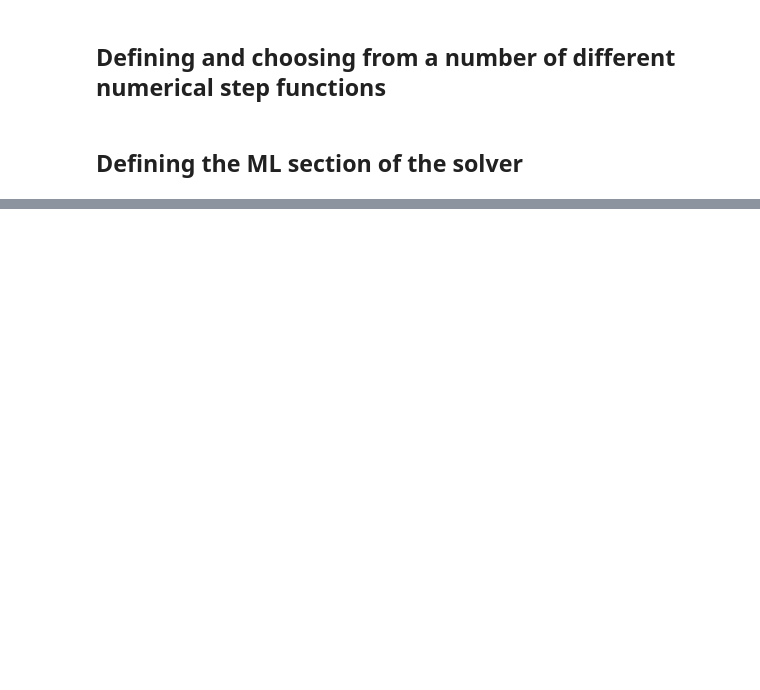
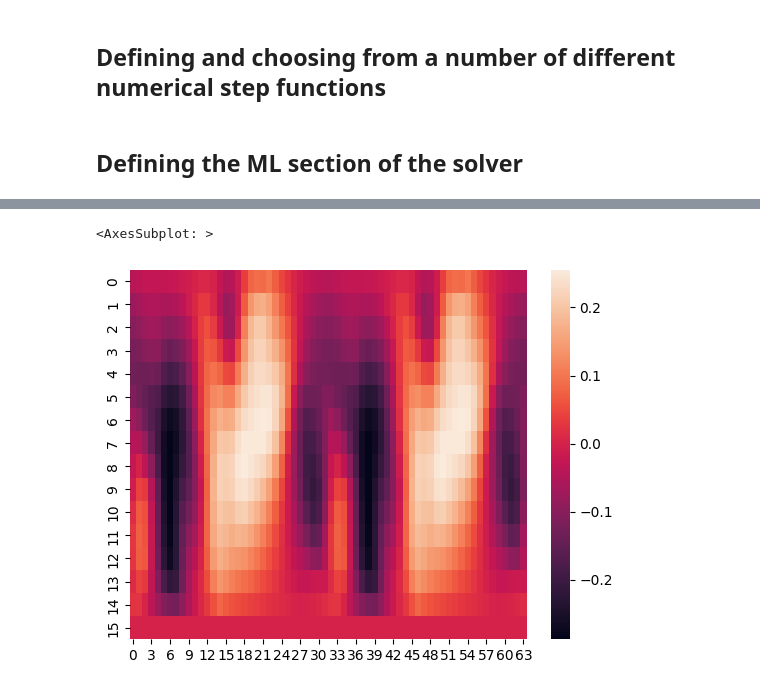
Before and after one commit to diegodelc/jax-cfd, a Jupyter notebook: notebooks/hybrid_model/hybrid_model.ipynb, the cells around one changed output, grey strips where cells are left out. Saved outputs shown, nothing was run; the diff lists cells and outputs as text; code cells hidden in the pictures; blank space fills up the shorter version.

```diff
--- a/notebooks/hybrid_model/hybrid_model.ipynb
+++ b/notebooks/hybrid_model/hybrid_model.ipynb
@@ -276,0 +283,5 @@ seaborn.heatmap(ds.u.isel(time=-1).T)
+# %%
+seaborn.heatmap(corrected_ds.v.isel(time=-1).T)
+# %% [output]
+<AxesSubplot: >
+[figure, added]
```
Also changed, not shown: parts of 13 cells of this notebook.
